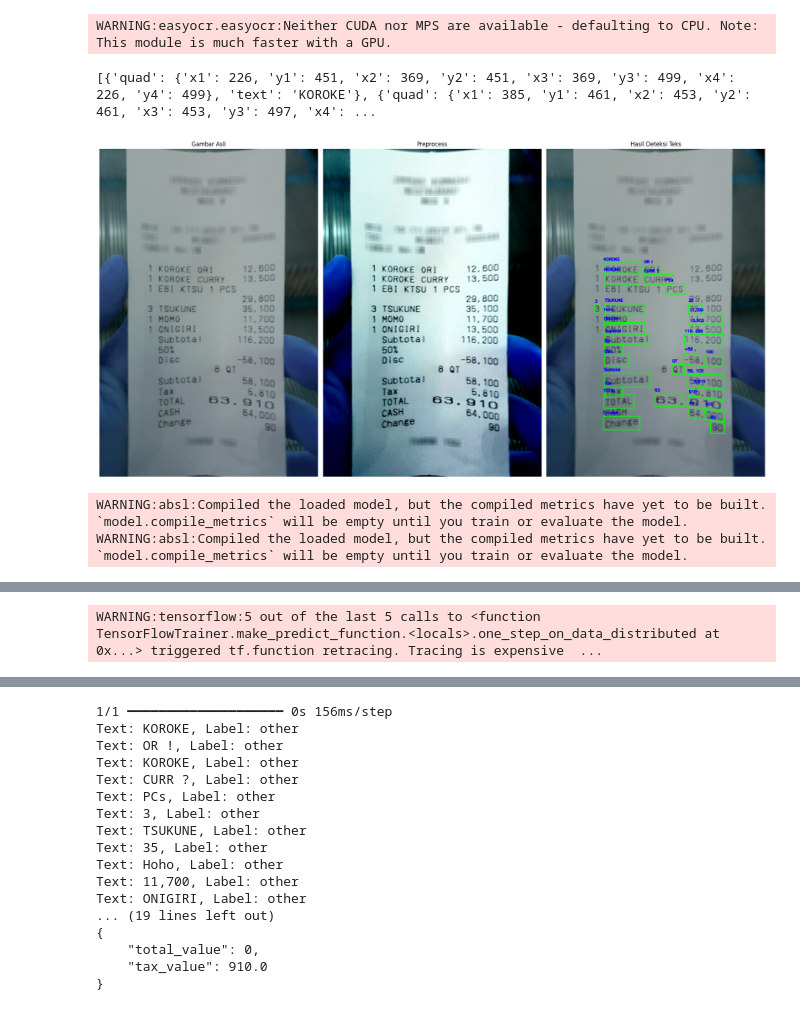
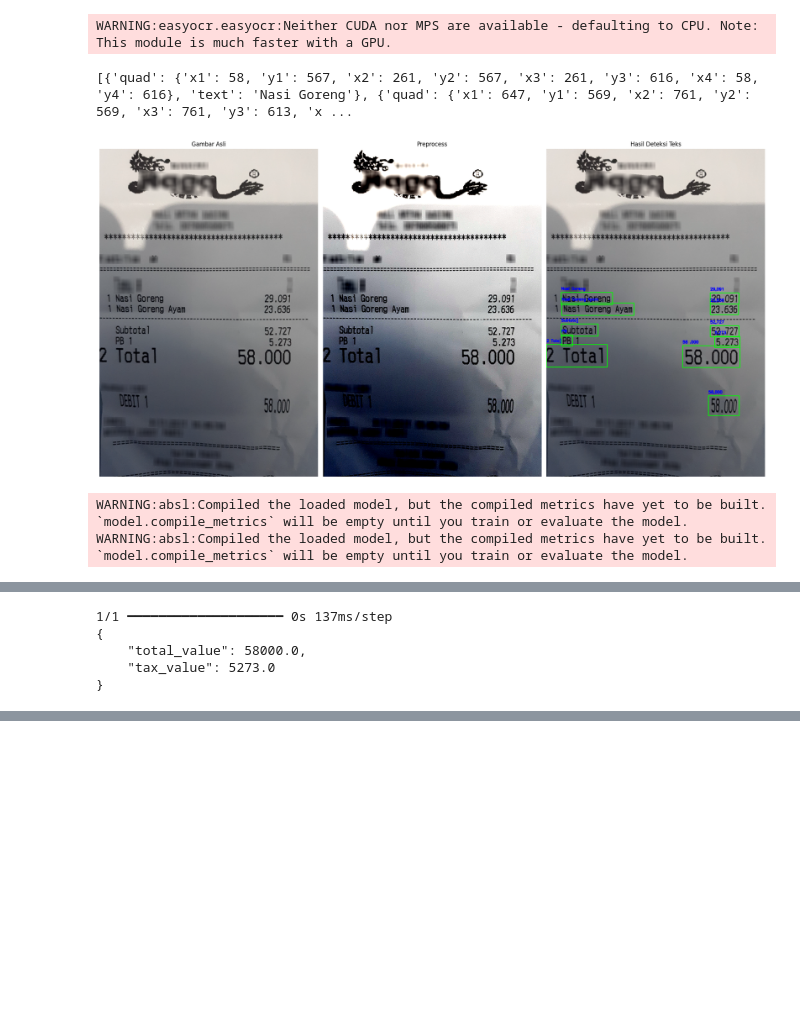
Before and after one commit to Bangkit-Capstone-C242-PS354/model-ocr, a Jupyter notebook: main_function.ipynb, the cells around one changed output, grey strips where cells are left out. Saved outputs shown, nothing was run; the diff lists cells and outputs as text; code cells hidden in the pictures; blank space fills up the shorter version.

```diff
--- a/main_function.ipynb
+++ b/main_function.ipynb
@@ -33,7 +33,7 @@ def main():
     ocr = EasyReceiptOCR(['en', 'id'])  # Menambahkan bahasa yang diperlukan, misalnya ['en', 'id']
 
     # Path gambar yang akan diproses
-    image_path = "D:/Documents/Kuliah/Semester 5/Studi Independen/capstone/output_images/image_1.png"
+    image_path = "D:/Documents/Kuliah/Semester 5/Studi Independen/capstone/output_images/image_19.png"
 
     # Membaca gambar
     image = Image.open(image_path)
@@ -49,69 +49,52 @@ def main():
     # Menampilkan hasil deteksi
     ocr.visualize_results(image_data, visualization_image)
 
-    # Menyimpan hasil ekstraksi ke JSON (Jika perlu)
-    # output_path = "receipt_output_easyocr.json"
-    # ocr.save_to_json(receipt_data, output_path)
-
     # Ekstrak teks per baris
     text = ocr.extract_text_by_line(image_data)
-    # print(text)
 
-    # Setelah hasil ekstraksi data bersih, melanjutkan ke tahap prediksi
-    # Setelah hasil ekstraksi data bersih, melanjutkan ke tahap prediksi
     if len(image_data.shape) == 3:  # If the image has 3 dimensions (e.g., RGB)
         image_height, image_width, _ = image_data.shape  # Ignore the channels dimension
     else:
         image_height, image_width = image_data.shape  # For grayscale images, only height and width
     image_size = {'width': image_width, 'height': image_height}
 
-
-    from tensorflow.keras.models import load_model
-    import pickle
-
     # Load the models
     model_stage1 = load_model("model_stage1.h5")
-    model_stage2 = load_model("model_stage2.h5")  # Assuming a similar stage 2 model exists
-
+    model_stage2 = load_model("model_stage2.h5")
     # Load tokenizers and label encoders
     with open("char_to_idx.pkl", "rb") as file:
         char_to_idx = pickle.load(file)
 
     with open("label_encoder_stage1.pkl", "rb") as file:
         label_encoder_stage1 = pickle.load(file)
 
     with open("label_encoder_stage2.pkl", "rb") as file:
         label_encoder_stage2 = pickle.load(file)
 
     # Prediksi menggunakan hasil yang sudah dibersihkan
     predicted_results = predict_stage1_and_stage2(
         input_data=cleaned_result,
         model_stage1=model_stage1,
         model_stage2=model_stage2,
         char_to_idx=char_to_idx,
         label_encoder_stage1=label_encoder_stage1,
         label_encoder_stage2=label_encoder_stage2,
         image_size=image_size
     )
 
-    # Cetak hasil prediksi
-    for result in predicted_results:
-        # print(f"Text: {result['text']}, Stage 1 Label: {result['stage1_label']}, Stage 2 Label: {result['stage2_label']}")
-        print(f"Text: {result['text']}, Label: {result['stage2_label']}")
-
     # Menggunakan fungsi untuk menghasilkan JSON
     result_json = extract_text_values(predicted_results)
 
     # Cetak hasil dalam format JSON
     import json
     print(json.dumps(result_json, indent=4))
 
 
 if __name__ == "__main__":
     main()
 # %% [output]
 WARNING:easyocr.easyocr:Neither CUDA nor MPS are available - defaulting to CPU. Note: This module is much faster with a GPU.
-[{'quad': {'x1': 226, 'y1': 451, 'x2': 369, 'y2': 451, 'x3': 369, 'y3': 499, 'x4': 226, 'y4': 499}, 'text': 'KOROKE'}, {'quad': {'x1': 385, 'y1': 461, 'x2': 453, 'y2': 461, 'x3': 453, 'y3': 497, 'x4': ...
+[{'quad': {'x1': 58, 'y1': 567, 'x2': 261, 'y2': 567, 'x3': 261, 'y3': 616, 'x4': 58, 'y4': 616}, 'text': 'Nasi Goreng'}, {'quad': {'x1': 647, 'y1': 569, 'x2': 761, 'y2': 569, 'x3': 761, 'y3': 613, 'x ...
-[figure, old version]
+[figure, new version]
 WARNING:absl:Compiled the loaded model, but the compiled metrics have yet to be built. `model.compile_metrics` will be empty until you train or evaluate the model.
 WARNING:absl:Compiled the loaded model, but the compiled metrics have yet to be built. `model.compile_metrics` will be empty until you train or evaluate the model.
@@ -119 +102,5 @@ WARNING:tensorflow:5 out of the last 5 calls to <function TensorFlowTrainer.make
-WARNING:tensorflow:5 out of the last 5 calls to <function TensorFlowTrainer.make_predict_function.<locals>.one_step_on_data_distributed at 0x...> triggered tf.function retracing. Tracing is expensive  ...
+1/1 ━━━━━━━━━━━━━━━━━━━━ 0s 137ms/step
+{
+    "total_value": 58000.0,
+    "tax_value": 5273.0
+}
@@ -123,17 +106,0 @@ WARNING:tensorflow:6 out of the last 6 calls to <function TensorFlowTrainer.make
-1/1 ━━━━━━━━━━━━━━━━━━━━ 0s 156ms/step
-Text: KOROKE, Label: other
-Text: OR !, Label: other
-Text: KOROKE, Label: other
-Text: CURR ?, Label: other
-Text: PCs, Label: other
-Text: 3, Label: other
-Text: TSUKUNE, Label: other
-Text: 35, Label: other
-Text: Hoho, Label: other
-Text: 11,700, Label: other
-Text: ONIGIRI, Label: other
-... (19 lines left out)
-{
-    "total_value": 0,
-    "tax_value": 910.0
-}
```
Also changed, not shown: parts of 3 cells of this notebook, 1 other file.
